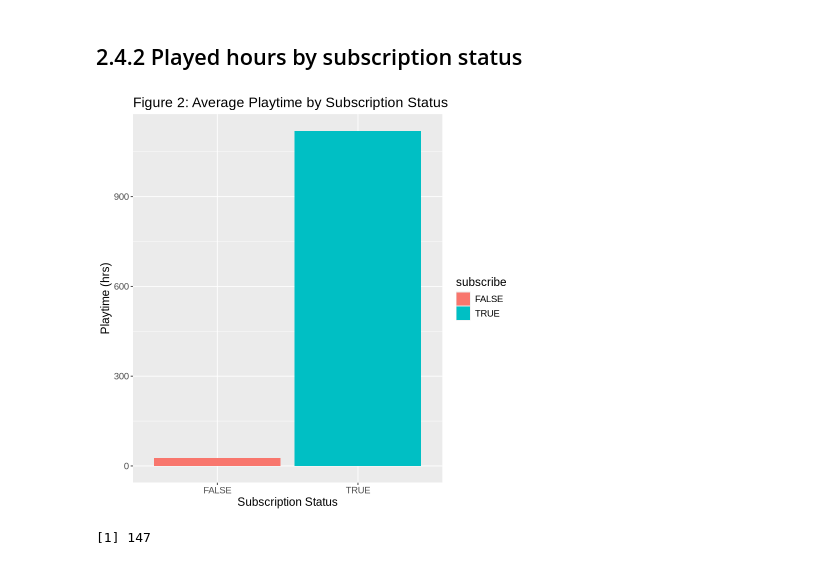
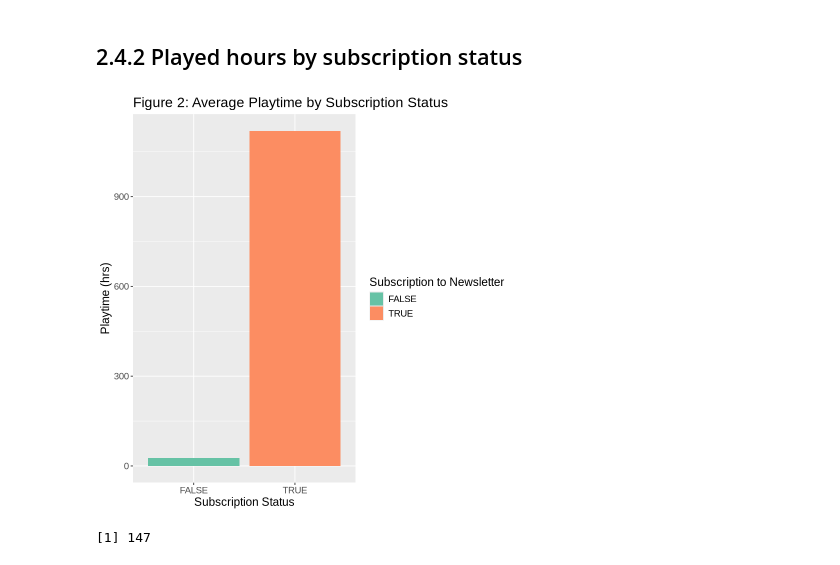
Before and after one commit to JLin4115/gp_dsci_17, a Jupyter notebook: Project group17 report.ipynb, the cells around one changed output. Saved outputs shown, nothing was run; the diff lists cells and outputs as text; code cells hidden in the pictures.

```diff
--- a/Project group17 report.ipynb
+++ b/Project group17 report.ipynb
@@ -147,10 +135,11 @@ ggplot(players_clean, aes(x=experience, fill = subscribe)) +
 # %%
 ggplot(players_clean, aes(x=subscribe, y = played_hours, fill = subscribe)) +
     geom_bar(stat = "identity") +
     theme(text = element_text(size = 14)) +
-    labs(title = "Figure 2: Average Playtime by Subscription Status", x = "Subscription Status", y = "Playtime (hrs)")
+    labs(title = "Figure 2: Average Playtime by Subscription Status", x = "Subscription Status", y = "Playtime (hrs)", fill = "Subscription to Newsletter") +
+    scale_fill_brewer(palette = "Set2")
 # %% [output]
-[figure, old version]
+[figure, new version]
 # %%
 players_knn <- players_clean |>
   mutate(subscribe = as_factor(subscribe))
```
Also changed, not shown: parts of 5 cells of this notebook.
